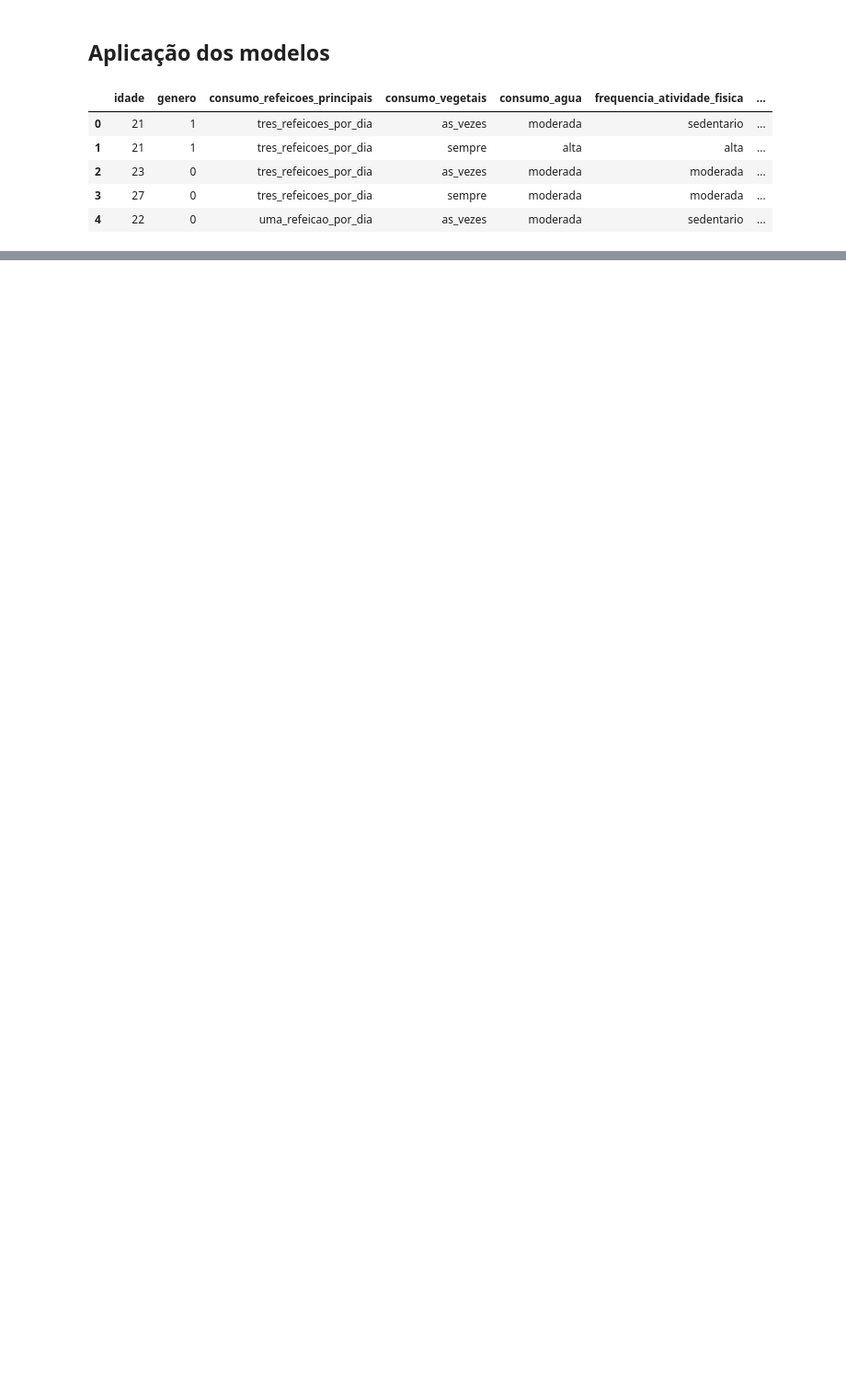
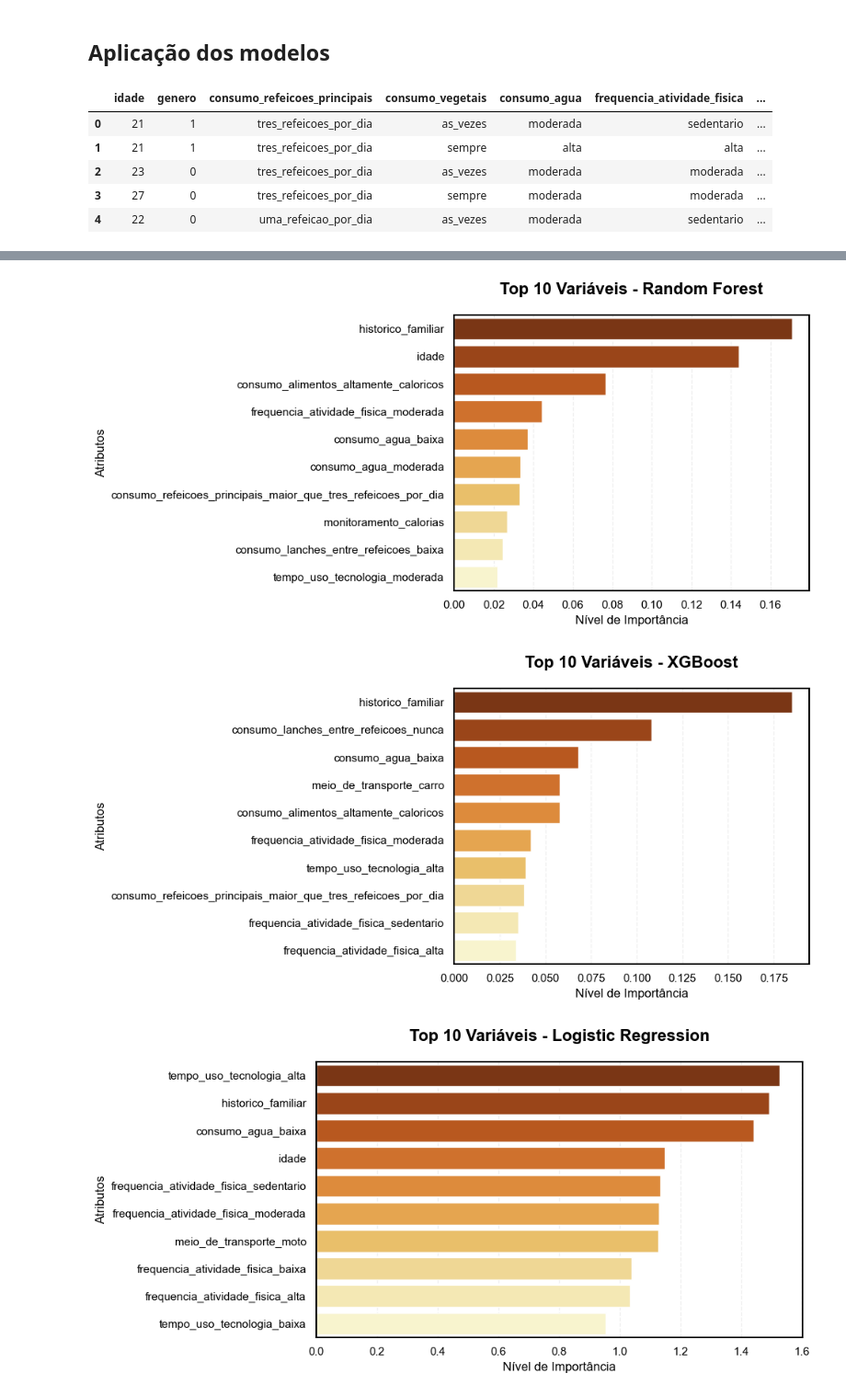
Before and after one commit to geoferreira1/fiap_tech_challenge_fase_4, a Jupyter notebook: notebook/fiap_tech_challenge_fase_4.ipynb, the cells around one changed output, grey strips where cells are left out. Shown: that part at 92% size. Cells and saved outputs as stored; diff of their text form; code cells hidden in the pictures; blank space fills up the shorter version.

Commit message:
muda modelo a ser escolhido

```diff
--- a/notebook/fiap_tech_challenge_fase_4.ipynb
+++ b/notebook/fiap_tech_challenge_fase_4.ipynb
@@ -573,0 +691,13 @@ plot_importancia_xgboost(pipes["XGBoost"])
+# %%
+# Importância para o Random Forest (O modelo com melhor Recall)
+plot_importancia_modelos(pipes['Random Forest'], 'Random Forest')
+
+# Importância para o XGBoost (O modelo com melhor Precisão)
+plot_importancia_modelos(pipes['XGBoost'], 'XGBoost')
+
+# Importância para a Regressão Logística (O modelo mais estável)
+plot_importancia_modelos(pipes['Logistic Regression'], 'Logistic Regression')
+# %% [output]
+[figure, added]
+[figure, added]
+[figure, added]
```
Also changed, not shown: parts of 23 cells of this notebook, 2 other files.
